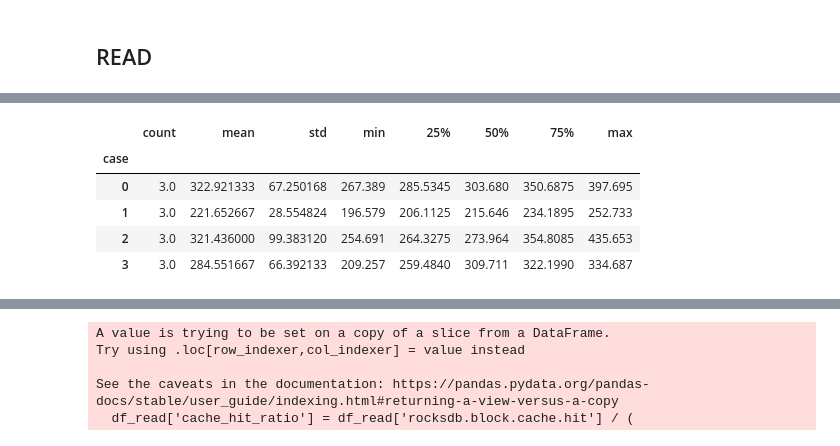
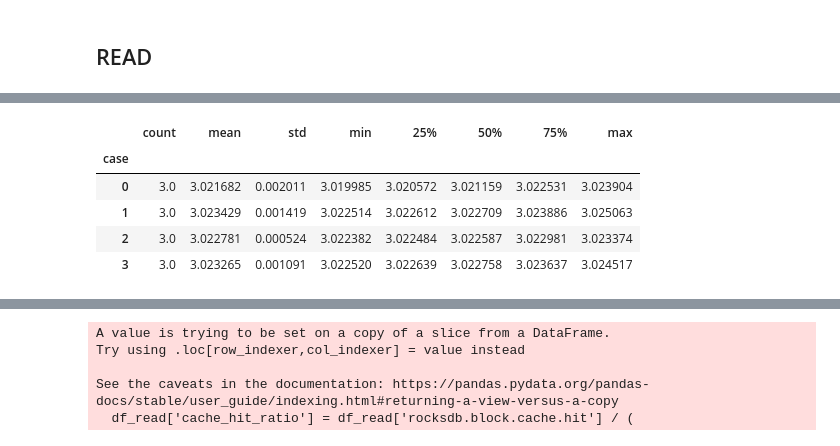
Before and after one commit to yrc00/opensource_sw_analysis, a Jupyter notebook: Lab2/H3/h3_graph_2.ipynb, the cells around one changed output, grey strips where cells are left out. Saved outputs shown, nothing was run; the diff lists cells and outputs as text; code cells hidden in the pictures.

```diff
--- a/Lab2/H3/h3_graph_2.ipynb
+++ b/Lab2/H3/h3_graph_2.ipynb
@@ -35,0 +15,6 @@ df
+# %%
+pd.set_option('display.max_columns', None)  # 모든 열 표시
+pd.set_option('display.max_rows', None)  # 모든 행 표시
+
+# 데이터프레임 출력
+df
@@ -77,16 +193,3 @@ plt.show()
 # %%
-# ------------------------------------
-# 3. Block Cache Hit Ratio by Case
-# ------------------------------------
-df_write['cache_hit_ratio'] = df_write['rocksdb.block.cache.hit'] / (
-    df_write['rocksdb.block.cache.hit'] + df_write['rocksdb.block.cache.miss']
-)
-
-plt.figure(figsize=(8, 6))
-sns.boxplot(x='case', y='cache_hit_ratio', data=df_write, hue='case', palette='Set2', legend=False)
-plt.title('Block Cache Hit Ratio by Compaction Strategy Case')
-plt.xlabel('Compaction Case')
-plt.ylabel('Cache Hit Ratio')
-plt.tight_layout()
-plt.show()
+df_write.groupby('case')['cache_hit_ratio'].describe()
 # %% [output]
@@ -125,9 +325,9 @@ plt.show()
 # %%
-df.groupby('case')['time(s)'].describe()
+df_write.groupby('case')['RAF'].describe()
 # %% [output]
 |  | count | mean | std | min | 25% | 50% | 75% | max |
 | case |  |  |  |  |  |  |  |  |
-| 0 | 3.0 | 322.921333 | 67.250168 | 267.389 | 285.5345 | 303.680 | 350.6875 | 397.695 |
-| 1 | 3.0 | 221.652667 | 28.554824 | 196.579 | 206.1125 | 215.646 | 234.1895 | 252.733 |
-| 2 | 3.0 | 321.436000 | 99.383120 | 254.691 | 264.3275 | 273.964 | 354.8085 | 435.653 |
-| 3 | 3.0 | 284.551667 | 66.392133 | 209.257 | 259.4840 | 309.711 | 322.1990 | 334.687 |
+| 0 | 3.0 | 3.021682 | 0.002011 | 3.019985 | 3.020572 | 3.021159 | 3.022531 | 3.023904 |
+| 1 | 3.0 | 3.023429 | 0.001419 | 3.022514 | 3.022612 | 3.022709 | 3.023886 | 3.025063 |
+| 2 | 3.0 | 3.022781 | 0.000524 | 3.022382 | 3.022484 | 3.022587 | 3.022981 | 3.023374 |
+| 3 | 3.0 | 3.023265 | 0.001091 | 3.022520 | 3.022639 | 3.022758 | 3.023637 | 3.024517 |
```
Also changed, not shown: parts of 33 cells of this notebook, 6 other files.
